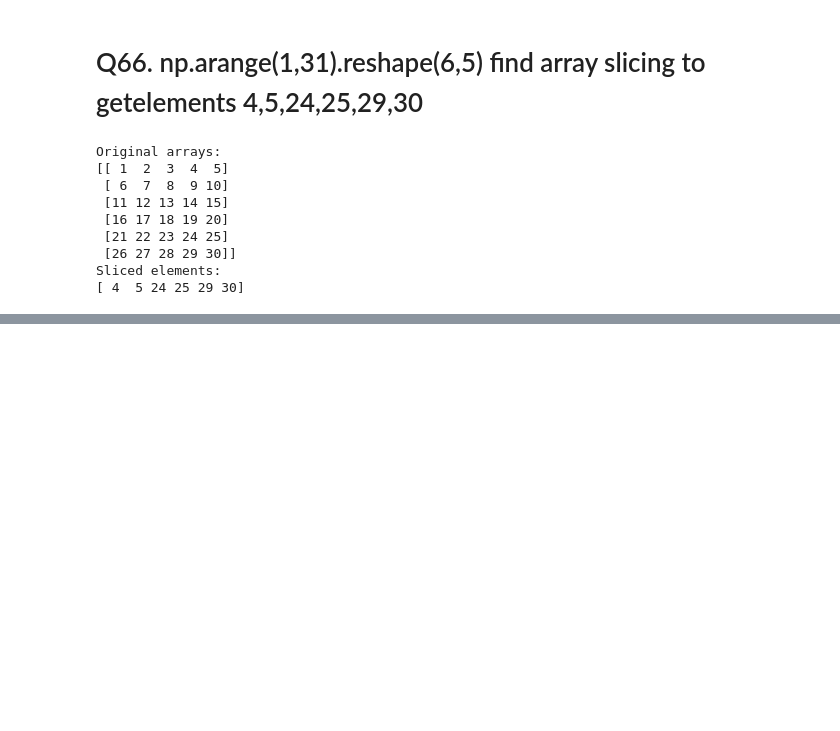
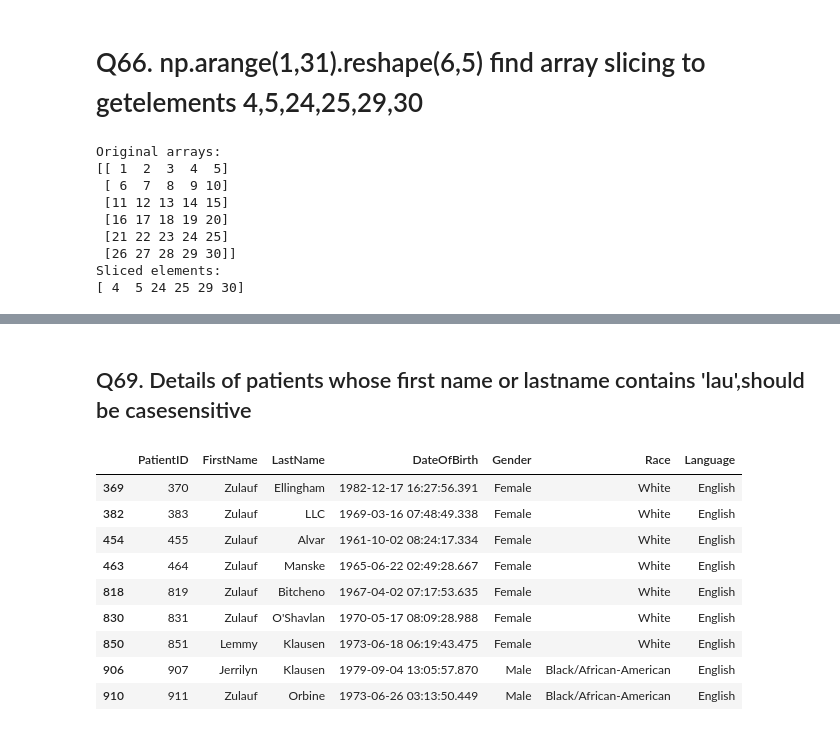
Before and after one commit to swatiguptacse/Team-6-Python-Peers, a Jupyter notebook: Q61to80_team6.ipynb, the cells around one changed output, grey strips where cells are left out. Cells and saved outputs as stored; diff of their text form; code cells hidden in the pictures; blank space fills up the shorter version.

```diff
--- a/Q61to80_team6.ipynb
+++ b/Q61to80_team6.ipynb
@@ -61,0 +151,15 @@ Sliced elements:
+# %% [markdown]
+## Q69. Details of patients whose first name or lastname contains 'lau',should be casesensitive
+# %%
+patients_df[patients_df.FirstName.str.contains('lau',case=True) | patients_df.LastName.str.contains('lau',case=True)]
+# %% [output]
+|  | PatientID | FirstName | LastName | DateOfBirth | Gender | Race | Language |
+| 369 | 370 | Zulauf | Ellingham | 1982-12-17 16:27:56.391 | Female | White | English |
+| 382 | 383 | Zulauf | LLC | 1969-03-16 07:48:49.338 | Female | White | English |
+| 454 | 455 | Zulauf | Alvar | 1961-10-02 08:24:17.334 | Female | White | English |
+| 463 | 464 | Zulauf | Manske | 1965-06-22 02:49:28.667 | Female | White | English |
+| 818 | 819 | Zulauf | Bitcheno | 1967-04-02 07:17:53.635 | Female | White | English |
+| 830 | 831 | Zulauf | O'Shavlan | 1970-05-17 08:09:28.988 | Female | White | English |
+| 850 | 851 | Lemmy | Klausen | 1973-06-18 06:19:43.475 | Female | White | English |
+| 906 | 907 | Jerrilyn | Klausen | 1979-09-04 13:05:57.870 | Male | Black/African-American | English |
+| 910 | 911 | Zulauf | Orbine | 1973-06-26 03:13:50.449 | Male | Black/African-American | English |
```
Also changed, not shown: parts of 14 cells of this notebook.
